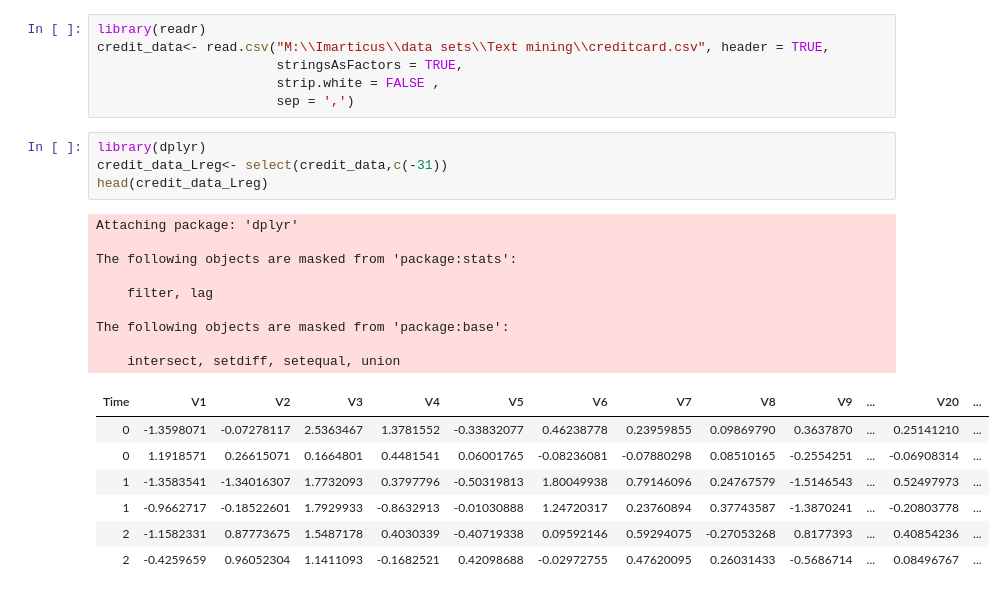
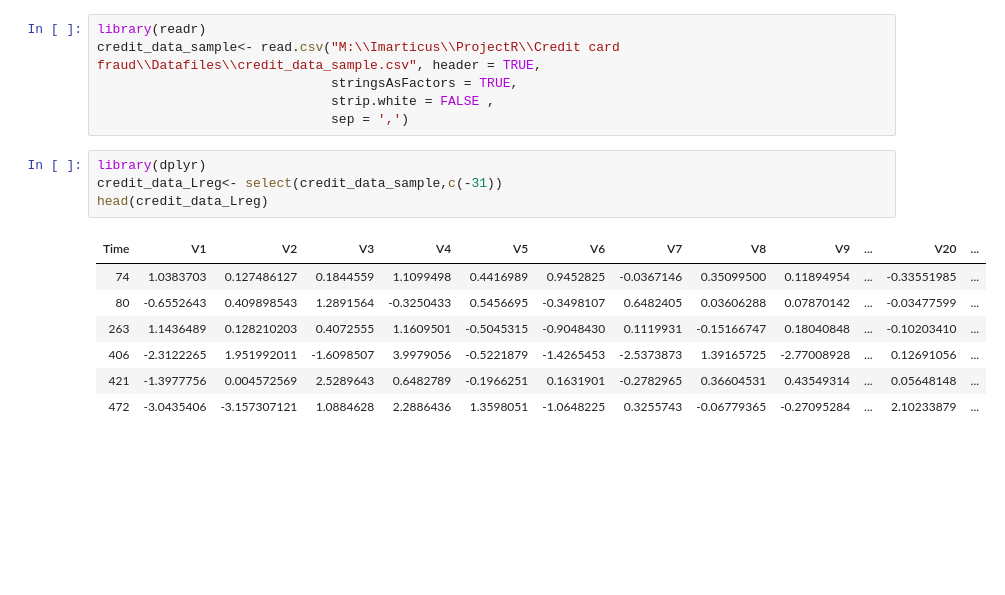
Before and after one commit to kaushikavhad/PGA04B, a Jupyter notebook: credit card lin reg.ipynb, the cells around one changed output. Saved outputs shown, nothing was run; the diff lists cells and outputs as text; blank space fills up the shorter version.

```diff
--- a/credit card lin reg.ipynb
+++ b/credit card lin reg.ipynb
@@ -1,30 +1,21 @@
 # %%
 library(readr)
-credit_data<- read.csv("M:\\Imarticus\\data sets\\Text mining\\creditcard.csv", header = TRUE,
-                       stringsAsFactors = TRUE,
-                       strip.white = FALSE ,
-                       sep = ',')
+credit_data_sample<- read.csv("M:\\Imarticus\\ProjectR\\Credit card fraud\\Datafiles\\credit_data_sample.csv", header = TRUE,
+                              stringsAsFactors = TRUE,
+                              strip.white = FALSE ,
+                              sep = ',')
 # %%
 library(dplyr)
-credit_data_Lreg<- select(credit_data,c(-31))
+credit_data_Lreg<- select(credit_data_sample,c(-31))
 head(credit_data_Lreg)
 # %% [output]
-Attaching package: 'dplyr'
-
-The following objects are masked from 'package:stats':
-
-    filter, lag
-
-The following objects are masked from 'package:base':
-
-    intersect, setdiff, setequal, union
 | Time | V1 | V2 | V3 | V4 | V5 | V6 | V7 | V8 | V9 | ... | V20 | ... |
-| 0 | -1.3598071 | -0.07278117 | 2.5363467 | 1.3781552 | -0.33832077 | 0.46238778 | 0.23959855 | 0.09869790 | 0.3637870 | ... | 0.25141210 | ... |
-| 0 | 1.1918571 | 0.26615071 | 0.1664801 | 0.4481541 | 0.06001765 | -0.08236081 | -0.07880298 | 0.08510165 | -0.2554251 | ... | -0.06908314 | ... |
-| 1 | -1.3583541 | -1.34016307 | 1.7732093 | 0.3797796 | -0.50319813 | 1.80049938 | 0.79146096 | 0.24767579 | -1.5146543 | ... | 0.52497973 | ... |
-| 1 | -0.9662717 | -0.18522601 | 1.7929933 | -0.8632913 | -0.01030888 | 1.24720317 | 0.23760894 | 0.37743587 | -1.3870241 | ... | -0.20803778 | ... |
-| 2 | -1.1582331 | 0.87773675 | 1.5487178 | 0.4030339 | -0.40719338 | 0.09592146 | 0.59294075 | -0.27053268 | 0.8177393 | ... | 0.40854236 | ... |
-| 2 | -0.4259659 | 0.96052304 | 1.1411093 | -0.1682521 | 0.42098688 | -0.02972755 | 0.47620095 | 0.26031433 | -0.5686714 | ... | 0.08496767 | ... |
+| 74 | 1.0383703 | 0.127486127 | 0.1844559 | 1.1099498 | 0.4416989 | 0.9452825 | -0.0367146 | 0.35099500 | 0.11894954 | ... | -0.33551985 | ... |
+| 80 | -0.6552643 | 0.409898543 | 1.2891564 | -0.3250433 | 0.5456695 | -0.3498107 | 0.6482405 | 0.03606288 | 0.07870142 | ... | -0.03477599 | ... |
+| 263 | 1.1436489 | 0.128210203 | 0.4072555 | 1.1609501 | -0.5045315 | -0.9048430 | 0.1119931 | -0.15166747 | 0.18040848 | ... | -0.10203410 | ... |
+| 406 | -2.3122265 | 1.951992011 | -1.6098507 | 3.9979056 | -0.5221879 | -1.4265453 | -2.5373873 | 1.39165725 | -2.77008928 | ... | 0.12691056 | ... |
+| 421 | -1.3977756 | 0.004572569 | 2.5289643 | 0.6482789 | -0.1966251 | 0.1631901 | -0.2782965 | 0.36604531 | 0.43549314 | ... | 0.05648148 | ... |
+| 472 | -3.0435406 | -3.157307121 | 1.0884628 | 2.2886436 | 1.3598051 | -1.0648225 | 0.3255743 | -0.06779365 | -0.27095284 | ... | 2.10233879 | ... |
 # %%
 cor(credit_data_Lreg)
 # %% [output]
```
Also changed, not shown: parts of 20 cells of this notebook.
